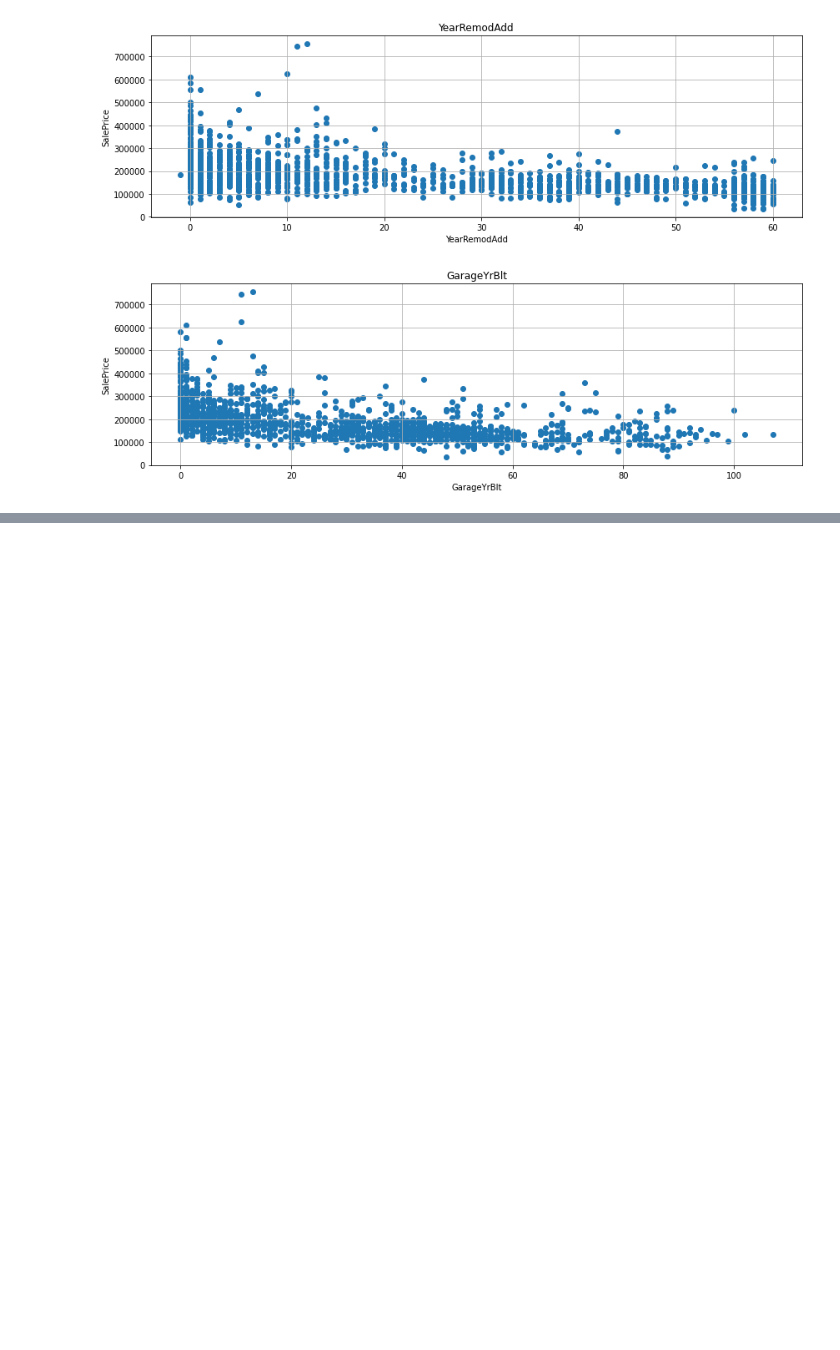
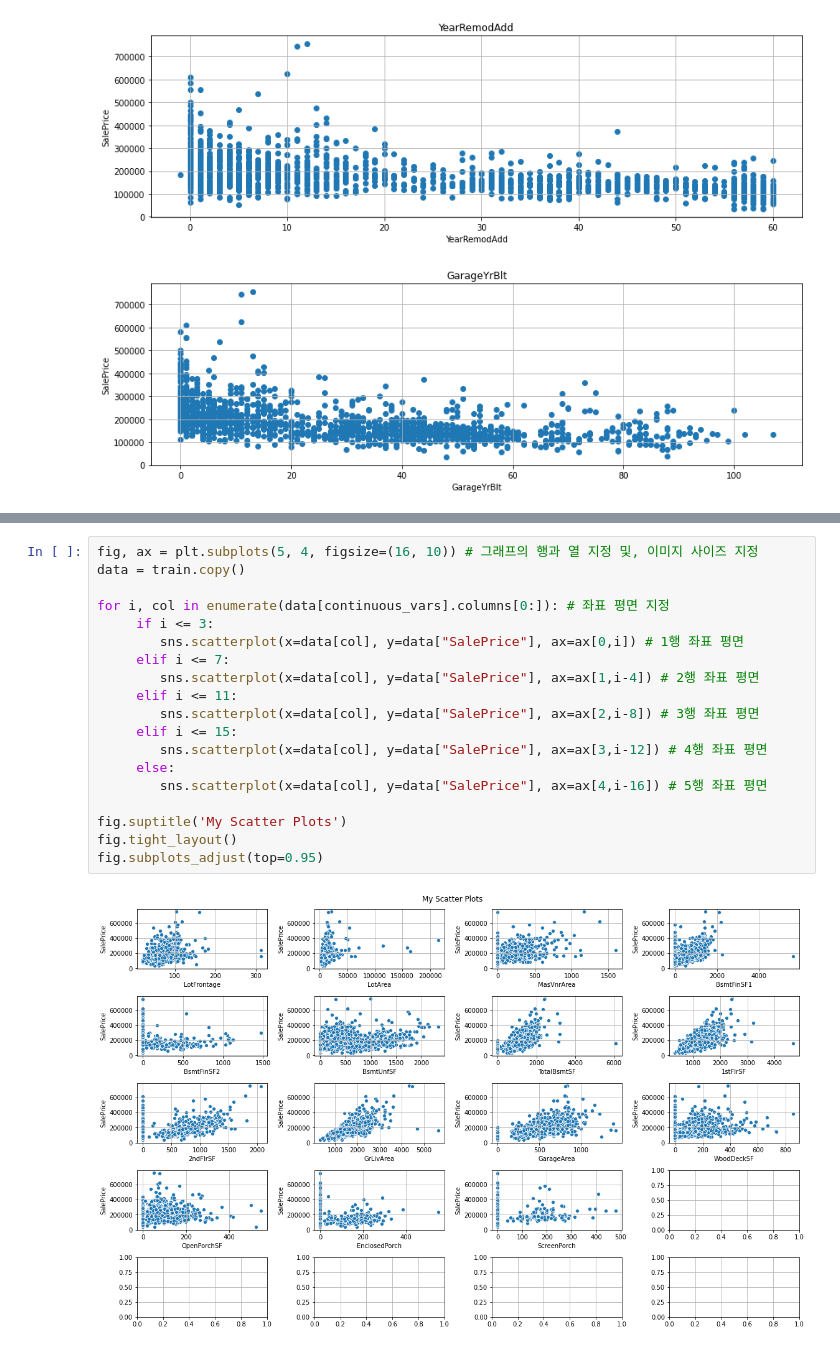
Before and after one commit to KIM-CHAEYOUNG/d1, a Jupyter notebook: Handling_ContinuousVariables.ipynb, the cells around one changed output, grey strips where cells are left out. Drawn from its saved outputs; the diff is of its cells as text; blank space fills up the shorter version.

```diff
--- a/Handling_ContinuousVariables.ipynb
+++ b/Handling_ContinuousVariables.ipynb
@@ -167,0 +217,21 @@ for fea in year_fea:
+# %%
+fig, ax = plt.subplots(5, 4, figsize=(16, 10)) # 그래프의 행과 열 지정 및, 이미지 사이즈 지정
+data = train.copy()
+
+for i, col in enumerate(data[continuous_vars].columns[0:]): # 좌표 평면 지정
+     if i <= 3:
+        sns.scatterplot(x=data[col], y=data["SalePrice"], ax=ax[0,i]) # 1행 좌표 평면
+     elif i <= 7:
+        sns.scatterplot(x=data[col], y=data["SalePrice"], ax=ax[1,i-4]) # 2행 좌표 평면
+     elif i <= 11:
+        sns.scatterplot(x=data[col], y=data["SalePrice"], ax=ax[2,i-8]) # 3행 좌표 평면
+     elif i <= 15:
+        sns.scatterplot(x=data[col], y=data["SalePrice"], ax=ax[3,i-12]) # 4행 좌표 평면
+     else:
+        sns.scatterplot(x=data[col], y=data["SalePrice"], ax=ax[4,i-16]) # 5행 좌표 평면
+
+fig.suptitle('My Scatter Plots')
+fig.tight_layout()
+fig.subplots_adjust(top=0.95)
+# %% [output]
+[figure, added]
```
Also changed, not shown: parts of 10 cells of this notebook.
